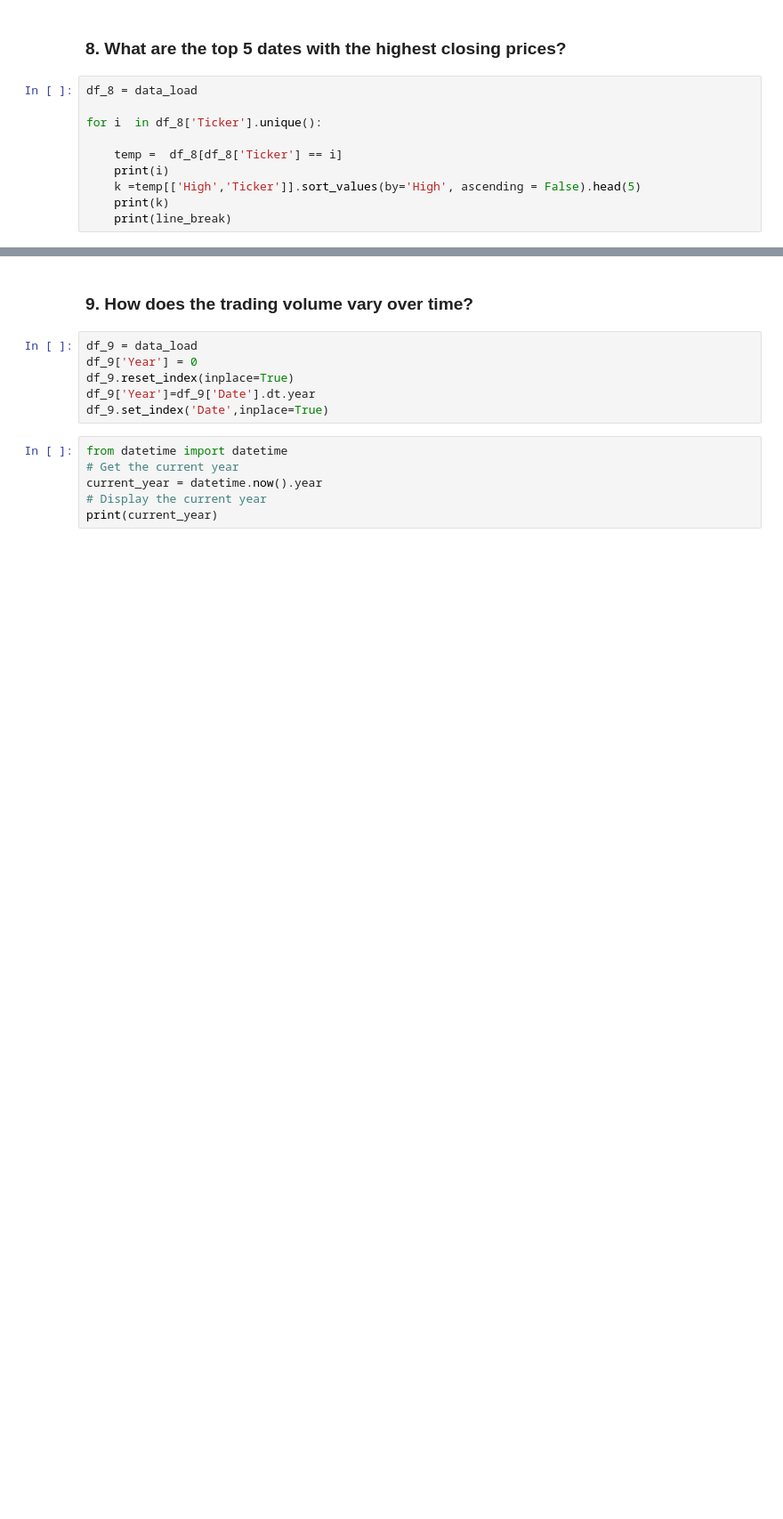
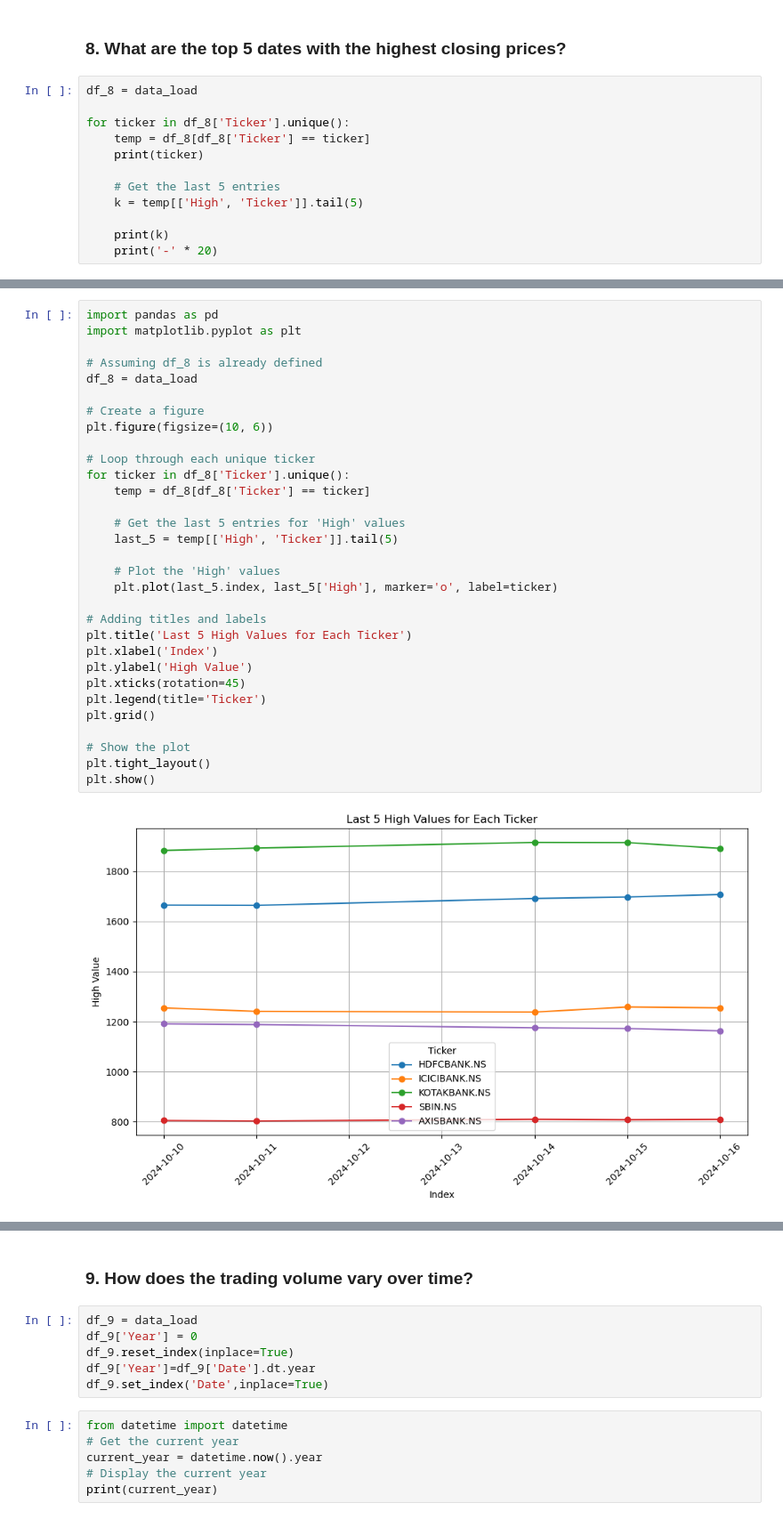
Before and after one commit to kakani17481a0566/My_Projects, a Jupyter notebook: EDA/live_stock/Stock_market_analysis.ipynb, the cells around one changed output, grey strips where cells are left out. Shown at 89% size. Saved outputs shown, nothing was run; the diff lists cells and outputs as text; blank space fills up the shorter version.

```diff
--- a/EDA/live_stock/Stock_market_analysis.ipynb
+++ b/EDA/live_stock/Stock_market_analysis.ipynb
@@ -127,13 +127,15 @@ plt.show()
 # %%
 df_8 = data_load
 
-for i  in df_8['Ticker'].unique():
+for ticker in df_8['Ticker'].unique():
+    temp = df_8[df_8['Ticker'] == ticker]
+    print(ticker)
 
-    temp =  df_8[df_8['Ticker'] == i]
-    print(i)
-    k =temp[['High','Ticker']].sort_values(by='High', ascending = False).head(5)
+    # Get the last 5 entries
+    k = temp[['High', 'Ticker']].tail(5)
+
     print(k)
-    print(line_break)
+    print('-' * 20)
 # %% [output]
 HDFCBANK.NS
                    High       Ticker
@@ -154,0 +157,33 @@ Date
+# %%
+import pandas as pd
+import matplotlib.pyplot as plt
+
+# Assuming df_8 is already defined
+df_8 = data_load
+
+# Create a figure
+plt.figure(figsize=(10, 6))
+
+# Loop through each unique ticker
+for ticker in df_8['Ticker'].unique():
+    temp = df_8[df_8['Ticker'] == ticker]
+
+    # Get the last 5 entries for 'High' values
+    last_5 = temp[['High', 'Ticker']].tail(5)
+
+    # Plot the 'High' values
+    plt.plot(last_5.index, last_5['High'], marker='o', label=ticker)
+
+# Adding titles and labels
+plt.title('Last 5 High Values for Each Ticker')
+plt.xlabel('Index')
+plt.ylabel('High Value')
+plt.xticks(rotation=45)
+plt.legend(title='Ticker')
+plt.grid()
+
+# Show the plot
+plt.tight_layout()
+plt.show()
+# %% [output]
+[figure, added]
```
Also changed, not shown: parts of 16 cells of this notebook, 7 other files.
